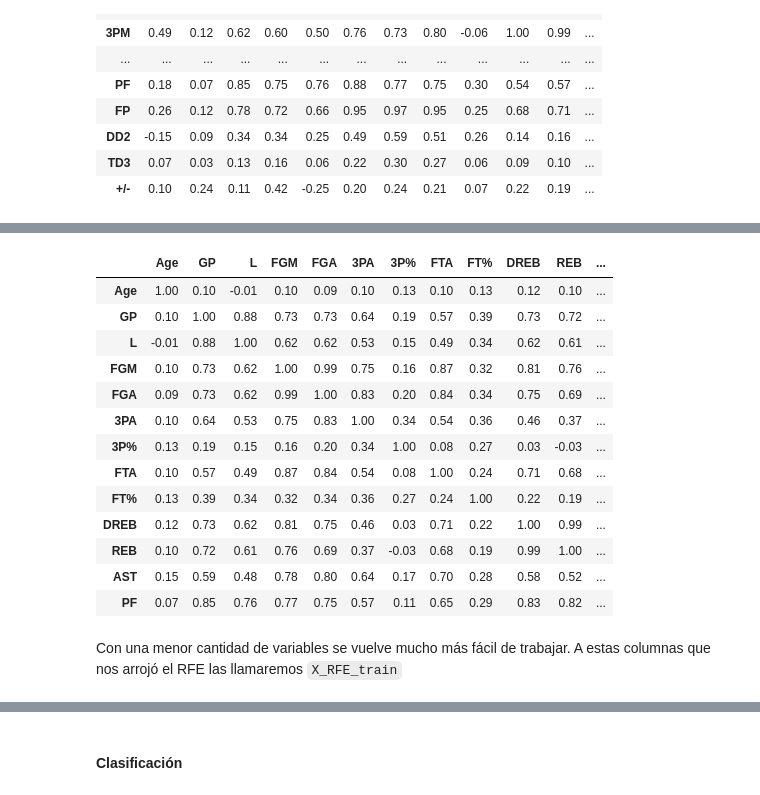
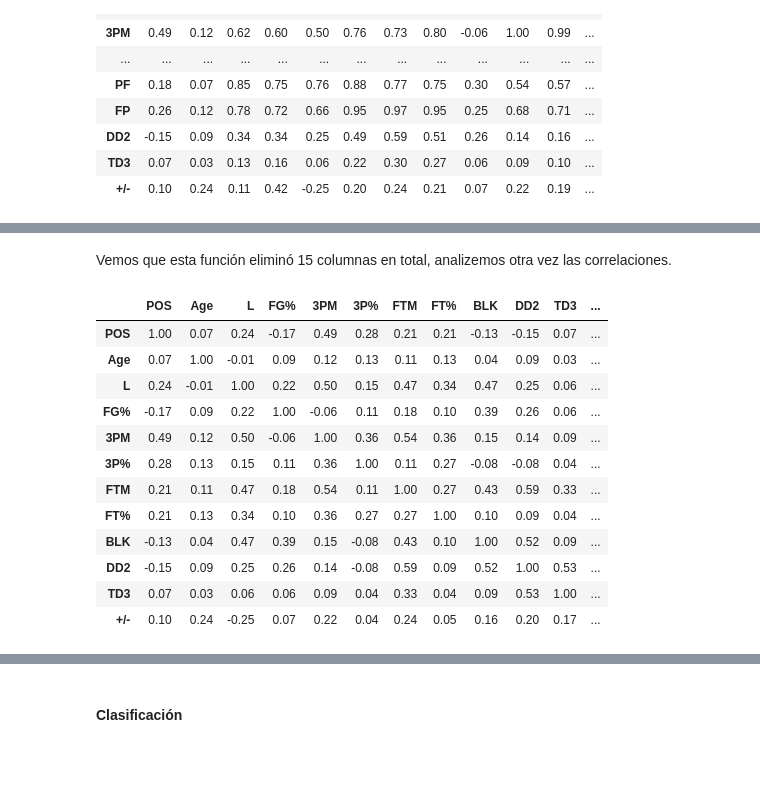
Before and after one commit to RafaelTakata0105/Proyecto_Flores_Takata, a Jupyter notebook: notebooks/Proyecto_final.ipynb, the cells around one changed output, grey strips where cells are left out. Saved outputs shown, nothing was run; the diff lists cells and outputs as text; code cells hidden in the pictures; blank space fills up the shorter version.

```diff
--- a/notebooks/Proyecto_final.ipynb
+++ b/notebooks/Proyecto_final.ipynb
@@ -235,20 +335,19 @@ Veamos las correlaciones:
+# %% [markdown]
+Vemos que esta función eliminó 15 columnas en total, analizemos otra vez las correlaciones.
 # %%
-co= X_train.loc[:, fit.support_].corr()
-co.style.background_gradient(cmap='coolwarm').format(precision=2)
+co_post= X_train.drop(drop, axis = 1).corr()
+co_post.style.background_gradient(cmap='coolwarm').format(precision=2)
 # %% [output]
-|  | Age | GP | L | FGM | FGA | 3PA | 3P% | FTA | FT% | DREB | REB | ... |
-| Age | 1.00 | 0.10 | -0.01 | 0.10 | 0.09 | 0.10 | 0.13 | 0.10 | 0.13 | 0.12 | 0.10 | ... |
-| GP | 0.10 | 1.00 | 0.88 | 0.73 | 0.73 | 0.64 | 0.19 | 0.57 | 0.39 | 0.73 | 0.72 | ... |
-| L | -0.01 | 0.88 | 1.00 | 0.62 | 0.62 | 0.53 | 0.15 | 0.49 | 0.34 | 0.62 | 0.61 | ... |
-| FGM | 0.10 | 0.73 | 0.62 | 1.00 | 0.99 | 0.75 | 0.16 | 0.87 | 0.32 | 0.81 | 0.76 | ... |
-| FGA | 0.09 | 0.73 | 0.62 | 0.99 | 1.00 | 0.83 | 0.20 | 0.84 | 0.34 | 0.75 | 0.69 | ... |
-| 3PA | 0.10 | 0.64 | 0.53 | 0.75 | 0.83 | 1.00 | 0.34 | 0.54 | 0.36 | 0.46 | 0.37 | ... |
-| 3P% | 0.13 | 0.19 | 0.15 | 0.16 | 0.20 | 0.34 | 1.00 | 0.08 | 0.27 | 0.03 | -0.03 | ... |
-| FTA | 0.10 | 0.57 | 0.49 | 0.87 | 0.84 | 0.54 | 0.08 | 1.00 | 0.24 | 0.71 | 0.68 | ... |
-| FT% | 0.13 | 0.39 | 0.34 | 0.32 | 0.34 | 0.36 | 0.27 | 0.24 | 1.00 | 0.22 | 0.19 | ... |
-| DREB | 0.12 | 0.73 | 0.62 | 0.81 | 0.75 | 0.46 | 0.03 | 0.71 | 0.22 | 1.00 | 0.99 | ... |
-| REB | 0.10 | 0.72 | 0.61 | 0.76 | 0.69 | 0.37 | -0.03 | 0.68 | 0.19 | 0.99 | 1.00 | ... |
-| AST | 0.15 | 0.59 | 0.48 | 0.78 | 0.80 | 0.64 | 0.17 | 0.70 | 0.28 | 0.58 | 0.52 | ... |
-| PF | 0.07 | 0.85 | 0.76 | 0.77 | 0.75 | 0.57 | 0.11 | 0.65 | 0.29 | 0.83 | 0.82 | ... |
+|  | POS | Age | L | FG% | 3PM | 3P% | FTM | FT% | BLK | DD2 | TD3 | ... |
+| POS | 1.00 | 0.07 | 0.24 | -0.17 | 0.49 | 0.28 | 0.21 | 0.21 | -0.13 | -0.15 | 0.07 | ... |
+| Age | 0.07 | 1.00 | -0.01 | 0.09 | 0.12 | 0.13 | 0.11 | 0.13 | 0.04 | 0.09 | 0.03 | ... |
+| L | 0.24 | -0.01 | 1.00 | 0.22 | 0.50 | 0.15 | 0.47 | 0.34 | 0.47 | 0.25 | 0.06 | ... |
+| FG% | -0.17 | 0.09 | 0.22 | 1.00 | -0.06 | 0.11 | 0.18 | 0.10 | 0.39 | 0.26 | 0.06 | ... |
+| 3PM | 0.49 | 0.12 | 0.50 | -0.06 | 1.00 | 0.36 | 0.54 | 0.36 | 0.15 | 0.14 | 0.09 | ... |
+| 3P% | 0.28 | 0.13 | 0.15 | 0.11 | 0.36 | 1.00 | 0.11 | 0.27 | -0.08 | -0.08 | 0.04 | ... |
+| FTM | 0.21 | 0.11 | 0.47 | 0.18 | 0.54 | 0.11 | 1.00 | 0.27 | 0.43 | 0.59 | 0.33 | ... |
+| FT% | 0.21 | 0.13 | 0.34 | 0.10 | 0.36 | 0.27 | 0.27 | 1.00 | 0.10 | 0.09 | 0.04 | ... |
+| BLK | -0.13 | 0.04 | 0.47 | 0.39 | 0.15 | -0.08 | 0.43 | 0.10 | 1.00 | 0.52 | 0.09 | ... |
+| DD2 | -0.15 | 0.09 | 0.25 | 0.26 | 0.14 | -0.08 | 0.59 | 0.09 | 0.52 | 1.00 | 0.53 | ... |
+| TD3 | 0.07 | 0.03 | 0.06 | 0.06 | 0.09 | 0.04 | 0.33 | 0.04 | 0.09 | 0.53 | 1.00 | ... |
+| +/- | 0.10 | 0.24 | -0.25 | 0.07 | 0.22 | 0.04 | 0.24 | 0.05 | 0.16 | 0.20 | 0.17 | ... |
-# %% [markdown]
-Con una menor cantidad de variables se vuelve mucho más fácil de trabajar. A estas columnas que nos arrojó el RFE las llamaremos `X_RFE_train`
```
Also changed, not shown: parts of 31 cells of this notebook.
